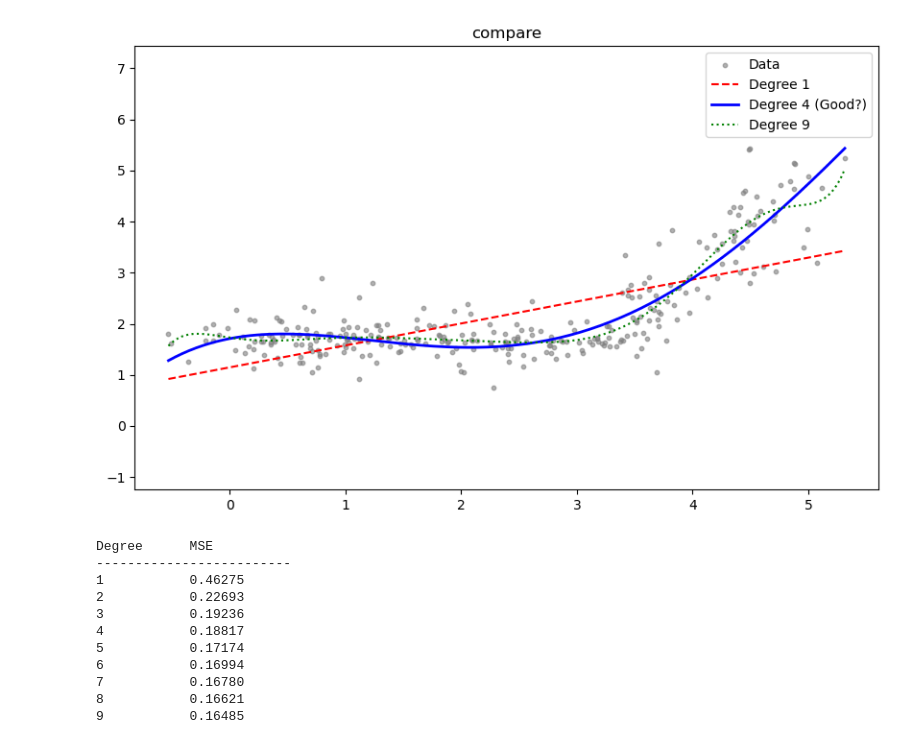
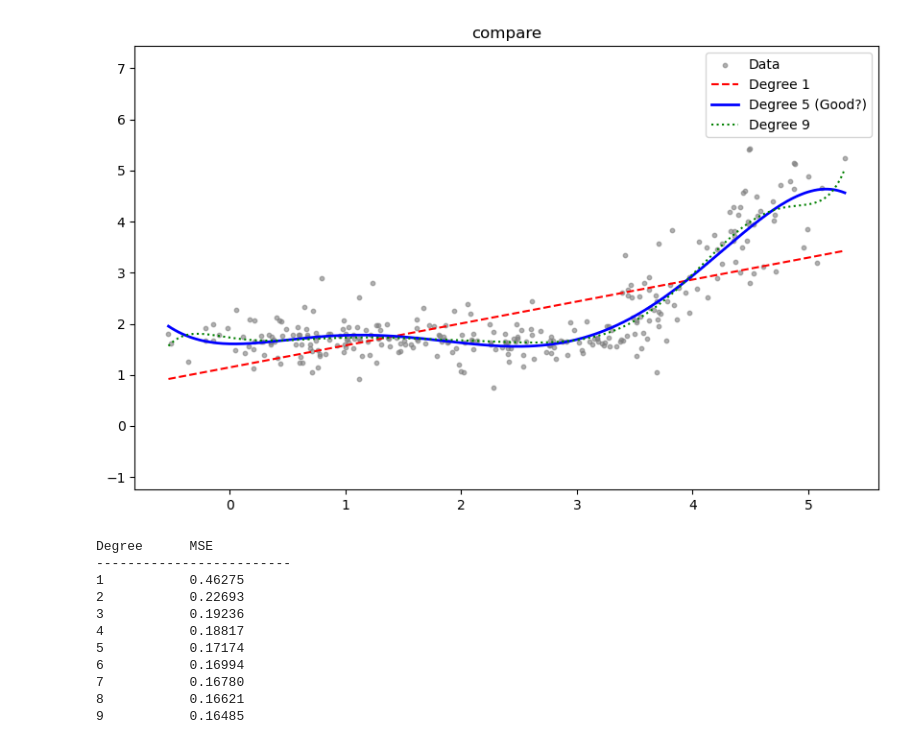
Before and after one commit to Xander-26Code/finalprojectge, a Jupyter notebook: task2.ipynb, the cells around one changed output. Cells and saved outputs as stored; diff of their text form; code cells hidden in the pictures.

```diff
--- a/task2.ipynb
+++ b/task2.ipynb
@@ -31,21 +30,21 @@ for deg in degrees:
 # %%
 x_line = np.linspace(min(x), max(x), 200)
 
 plt.figure(figsize=(10, 6))
 plt.scatter(x, y, s=10, color='gray', alpha=0.6, label='Data')
 
-# 画出 Degree 1, 4, 9 的曲线
+# 画出 Degree 1, 5, 9 的曲线
 # 使用 *models[deg] 把存好的系数传进去
 plt.plot(x_line, poly_model(x_line, *models[1]), 'r--', label='Degree 1')
-plt.plot(x_line, poly_model(x_line, *models[4]), 'b-', linewidth=2, label='Degree 4 (Good?)')
+plt.plot(x_line, poly_model(x_line, *models[5]), 'b-', linewidth=2, label='Degree 5 (Good?)')
 plt.plot(x_line, poly_model(x_line, *models[9]), 'g:', label='Degree 9 ')
 
 plt.title('compare')
 plt.legend()
 plt.ylim(min(y)-2, max(y)+2)
 plt.show()
 # %% [output]
-[figure, old version]
+[figure, new version]
 # %%
 #验证
 print(f"{'Degree':<10}  {'MSE':<10}")
```
Also changed, not shown: parts of 1 cell of this notebook.
